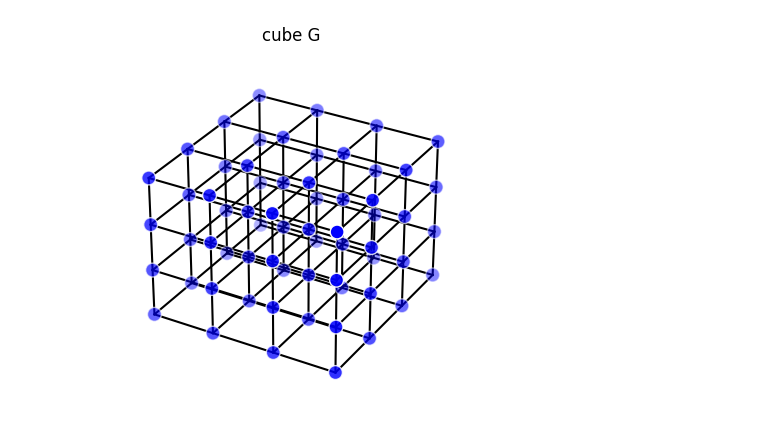
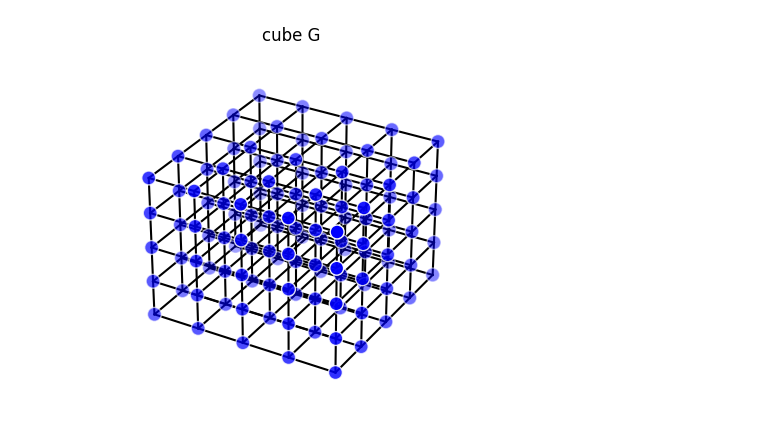
Before and after one commit to mbaranr/gnca_growing, a Jupyter notebook: notebooks/graphs.ipynb, the cells around one changed output. Drawn from its saved outputs; the diff is of its cells as text; code cells hidden in the pictures.

```diff
--- a/notebooks/graphs.ipynb
+++ b/notebooks/graphs.ipynb
@@ -7,9 +7,9 @@ from utils.plots import *
 
 import networkx as nx
 # %%
-length = 4
-coord, E = create_cube(length, 2.0)
+length = 5
+coord, E = create_cube(length, 10.0)
 G = E2G(E, pow(length, 3))
-plot_3d_G(G, coord, "cube G", transparent=True, show_edges=True)
+plot_3d_G(G, coord, "cube G", transparent=True, show_edges=True, angle=30)
 # %% [output]
-[figure, old version]
+[figure, new version]
```
Also changed, not shown: 6 other files.
